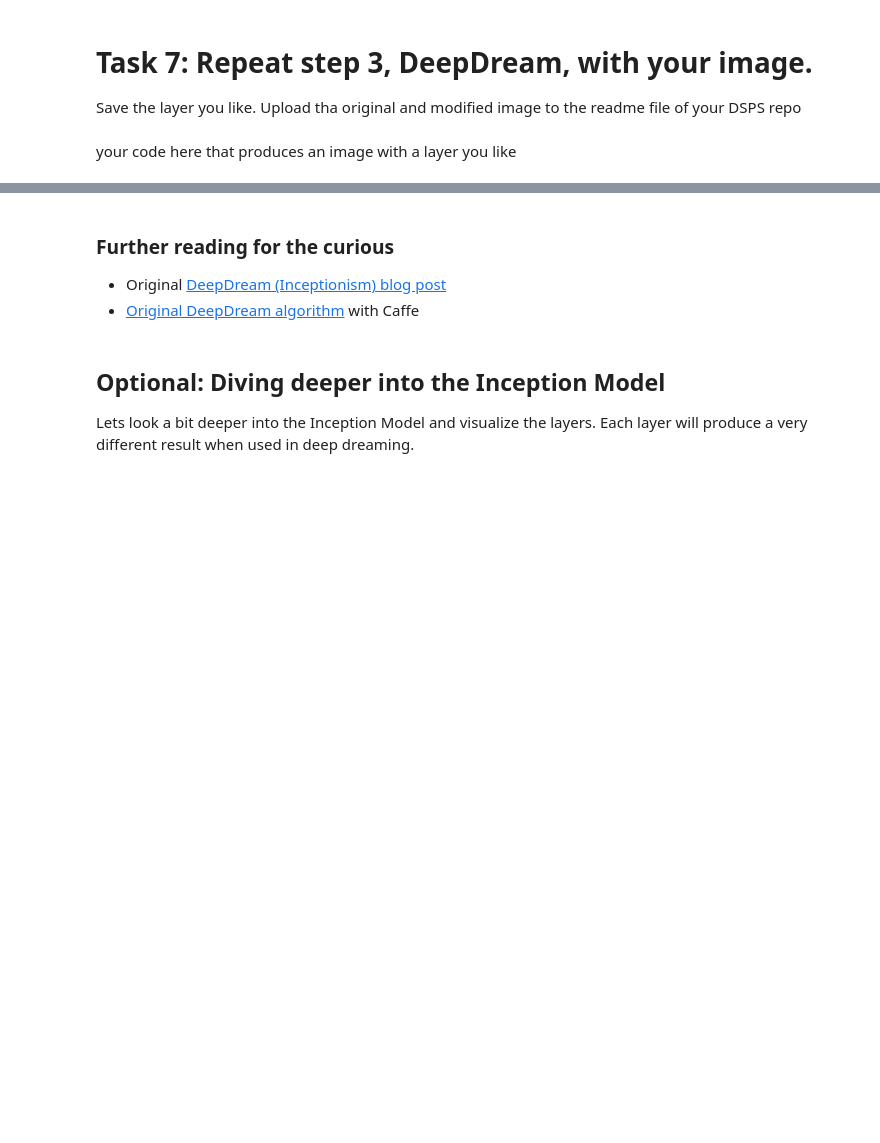
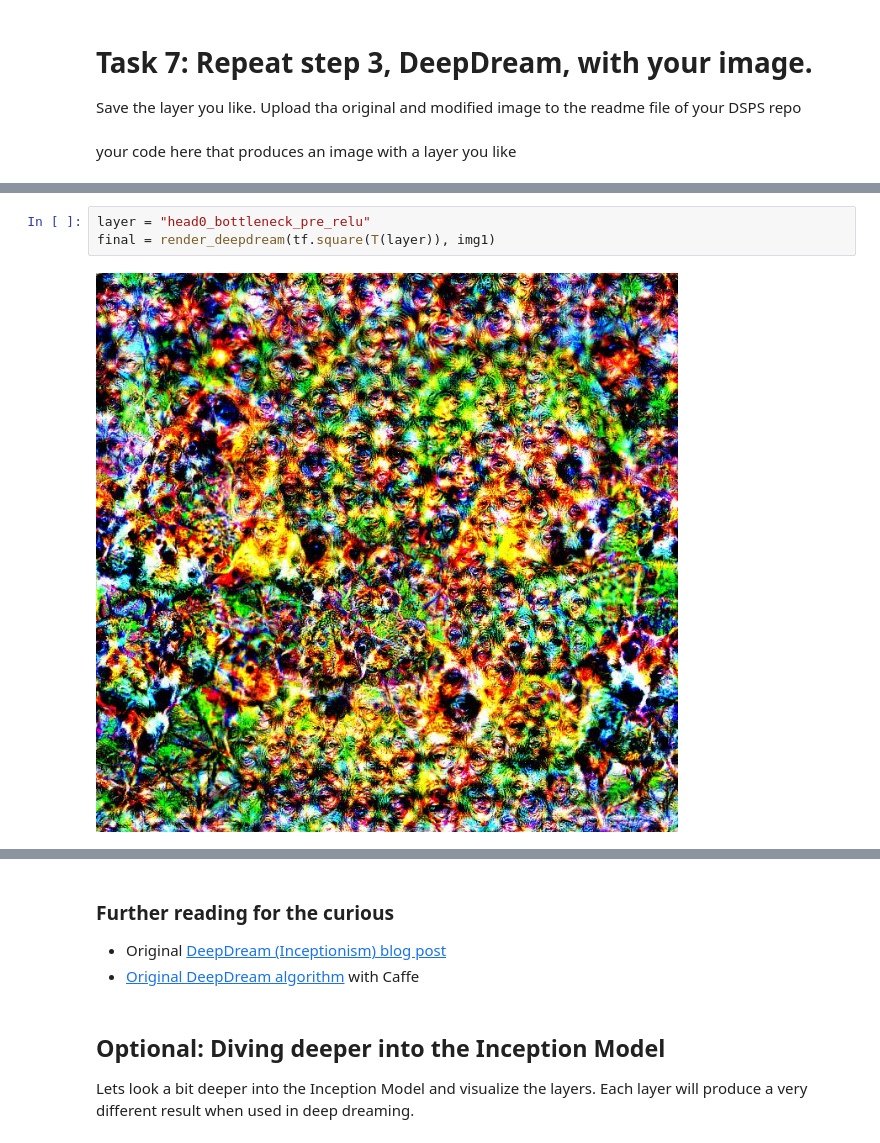
Before and after one commit to ReidelVichot/PUA2022_RVichot, a Jupyter notebook: HW7/PUS2022_deepdream_solution.ipynb, the cells around one changed output, grey strips where cells are left out. Drawn from its saved outputs; the diff is of its cells as text; blank space fills up the shorter version.

```diff
--- a/HW7/PUS2022_deepdream_solution.ipynb
+++ b/HW7/PUS2022_deepdream_solution.ipynb
@@ -302,0 +317,5 @@ your code here that produces an image with a layer you like
+# %%
+layer = "head0_bottleneck_pre_relu"
+final = render_deepdream(tf.square(T(layer)), img1)
+# %% [output]
+[figure, added]
```
Also changed, not shown: parts of 21 cells of this notebook.
